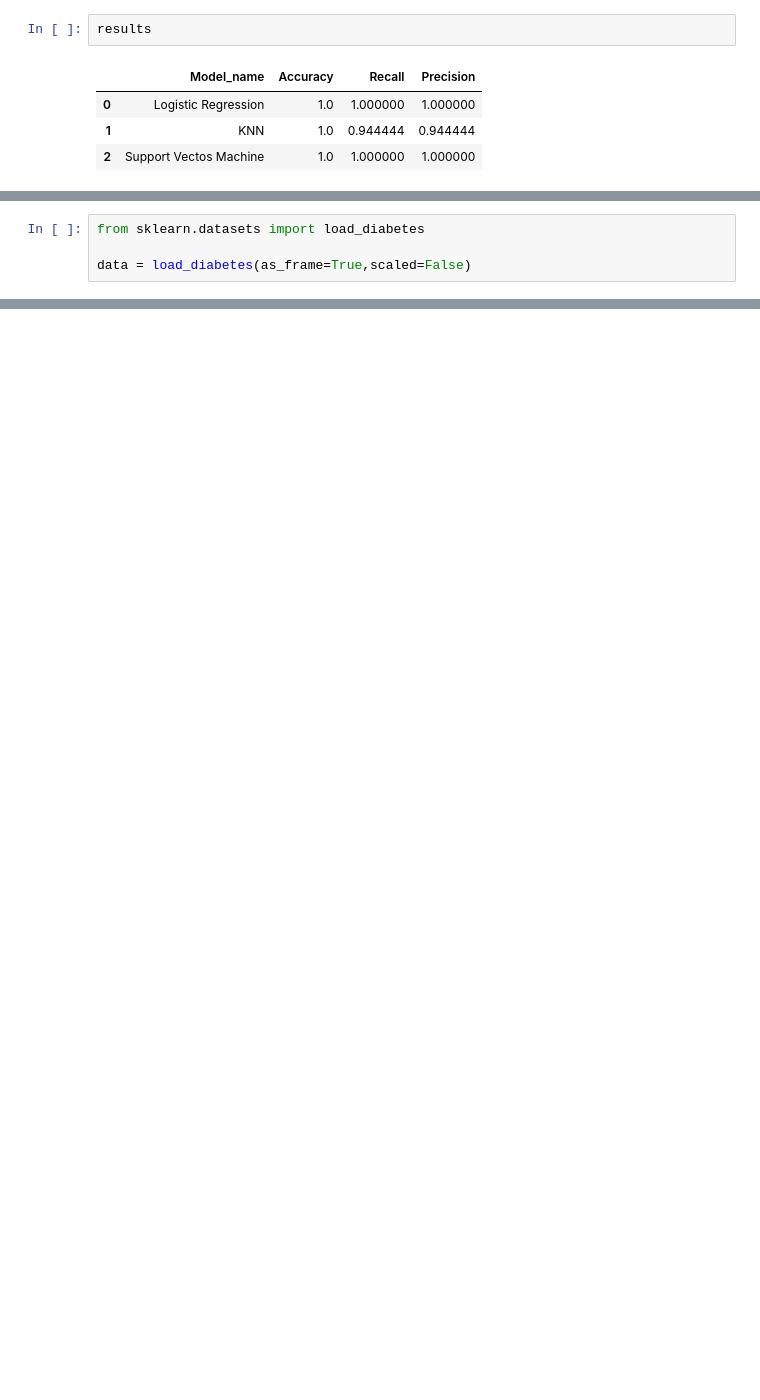
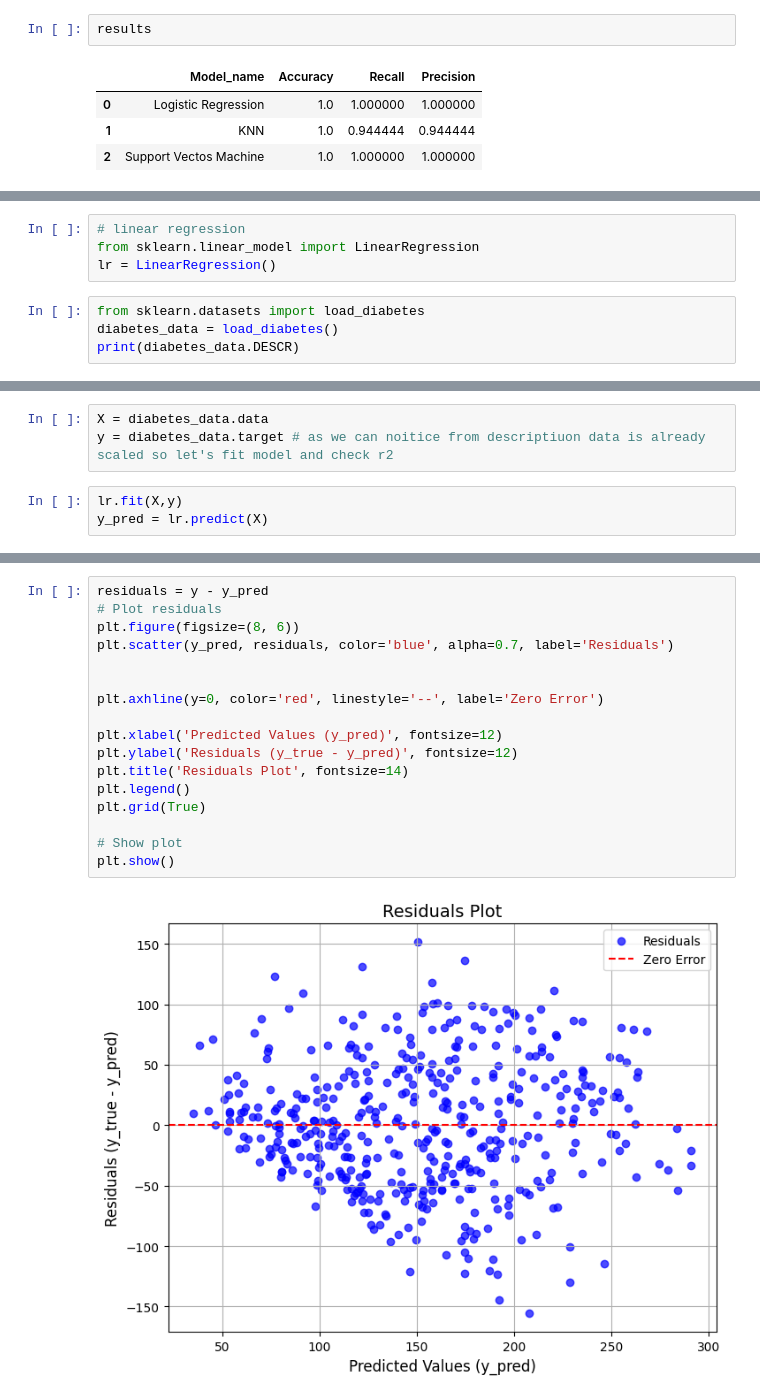
Before and after one commit to mkopanik/Introductiont-to-AI, a Jupyter notebook: Lab8/Lab8.ipynb, the cells around one changed output, grey strips where cells are left out. Cells and saved outputs as stored; diff of their text form; blank space fills up the shorter version.

```diff
--- a/Lab8/Lab8.ipynb
+++ b/Lab8/Lab8.ipynb
@@ -226,4 +328,8 @@ results
+# %%
+# linear regression
+from sklearn.linear_model import LinearRegression
+lr = LinearRegression()
 # %%
 from sklearn.datasets import load_diabetes
-
-data = load_diabetes(as_frame=True,scaled=False)
+diabetes_data = load_diabetes()
+print(diabetes_data.DESCR)
@@ -283,0 +354,6 @@ Name: target, Length: 442, dtype: float64
+# %%
+X = diabetes_data.data
+y = diabetes_data.target # as we can noitice from descriptiuon data is already scaled so let's fit model and check r2
+# %%
+lr.fit(X,y)
+y_pred = lr.predict(X)
@@ -283,0 +375,19 @@ Name: target, Length: 442, dtype: float64
+# %%
+residuals = y - y_pred
+# Plot residuals
+plt.figure(figsize=(8, 6))
+plt.scatter(y_pred, residuals, color='blue', alpha=0.7, label='Residuals')
+
+
+plt.axhline(y=0, color='red', linestyle='--', label='Zero Error')
+
+plt.xlabel('Predicted Values (y_pred)', fontsize=12)
+plt.ylabel('Residuals (y_true - y_pred)', fontsize=12)
+plt.title('Residuals Plot', fontsize=14)
+plt.legend()
+plt.grid(True)
+
+# Show plot
+plt.show()
+# %% [output]
+[figure, added]
```
Also changed, not shown: parts of 18 cells of this notebook, 2 other files.
